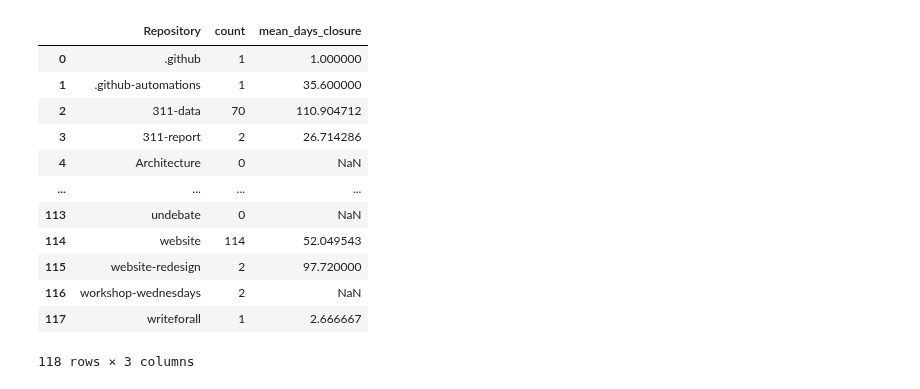
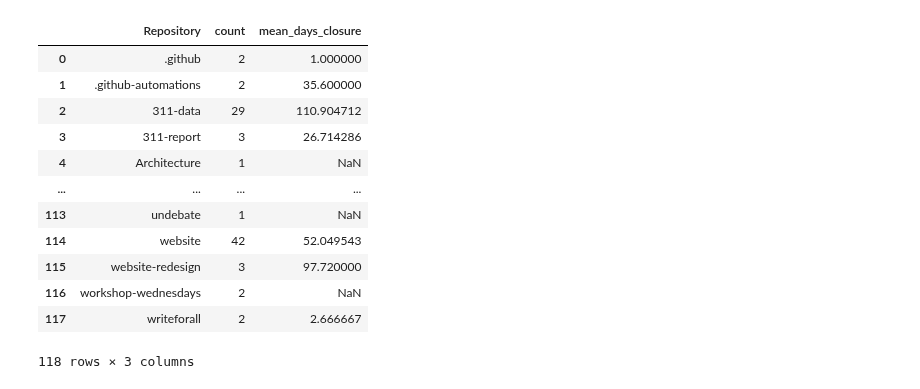
Before and after one commit to hackforla/data-science, a Jupyter notebook: labels-survey/Label_Analysis.ipynb, the cells around one changed output. Saved outputs shown, nothing was run; the diff lists cells and outputs as text; code cells hidden in the pictures.

```diff
--- a/labels-survey/Label_Analysis.ipynb
+++ b/labels-survey/Label_Analysis.ipynb
@@ -29,0 +117,5 @@ Requirement already satisfied: multidict in /usr/local/lib/python3.7/dist-packag
+# %%
+# split label column into multiple columns by delimiter
+data[['Label','LabelStatus']] = data['LabelName'].str.split(':',n=1, expand=True)
+df = data.drop('LabelName', axis=1)  # drop the original column
+df
@@ -50,0 +220,17 @@ fig.show()
+# %%
+# Handling the case sensitive label names that affects the ploting
+data['Label']= data['Label'].replace('Feature', 'feature')
+data['Label']= data['Label'].replace('dependencies', 'dependency')
+# %%
+# Question 1b- How many distinct lables are used?
+
+# converting label into lowercase for projecting the unique labels usage.
+data['Label']= data['Label'].astype(str).str.lower()
+
+#Aggregating data by label name and counting unique labels.
+labelname_aggr = data.groupby(['Label'], as_index=False).UniqueKey.nunique()
+print(labelname_aggr['Label'].count())
+
+
+# print(labelname_aggr['Label']) # list of distinct labels
+# labelname_aggr.to_csv('distinct_labels.csv')
@@ -96,20 +319,23 @@ NameError: ignored
 # %%
+# Question 2- How does the usage of labels affects the time taken to resolve the issues?
+
+# calculate the mean_days_closure for repository
 df = data.groupby('Repository') \
-       .agg({'LabelName':'nunique', 'DaysToClosure':'mean'}) \
-       .rename(columns={'LabelName':'count','DaysToClosure':'mean_days_closure'}) \
+       .agg({'Label':'nunique', 'DaysToClosure':'mean'}) \
+       .rename(columns={'Label':'count','DaysToClosure':'mean_days_closure'}) \
        .reset_index()
 df
 # %% [output]
 |  | Repository | count | mean_days_closure |
-| 0 | .github | 1 | 1.000000 |
-| 1 | .github-automations | 1 | 35.600000 |
-| 2 | 311-data | 70 | 110.904712 |
-| 3 | 311-report | 2 | 26.714286 |
-| 4 | Architecture | 0 | NaN |
+| 0 | .github | 2 | 1.000000 |
+| 1 | .github-automations | 2 | 35.600000 |
+| 2 | 311-data | 29 | 110.904712 |
+| 3 | 311-report | 3 | 26.714286 |
+| 4 | Architecture | 1 | NaN |
 | ... | ... | ... | ... |
-| 113 | undebate | 0 | NaN |
-| 114 | website | 114 | 52.049543 |
-| 115 | website-redesign | 2 | 97.720000 |
+| 113 | undebate | 1 | NaN |
+| 114 | website | 42 | 52.049543 |
+| 115 | website-redesign | 3 | 97.720000 |
 | 116 | workshop-wednesdays | 2 | NaN |
-| 117 | writeforall | 1 | 2.666667 |
+| 117 | writeforall | 2 | 2.666667 |
 118 rows × 3 columns
```
Also changed, not shown: parts of 28 cells of this notebook.
